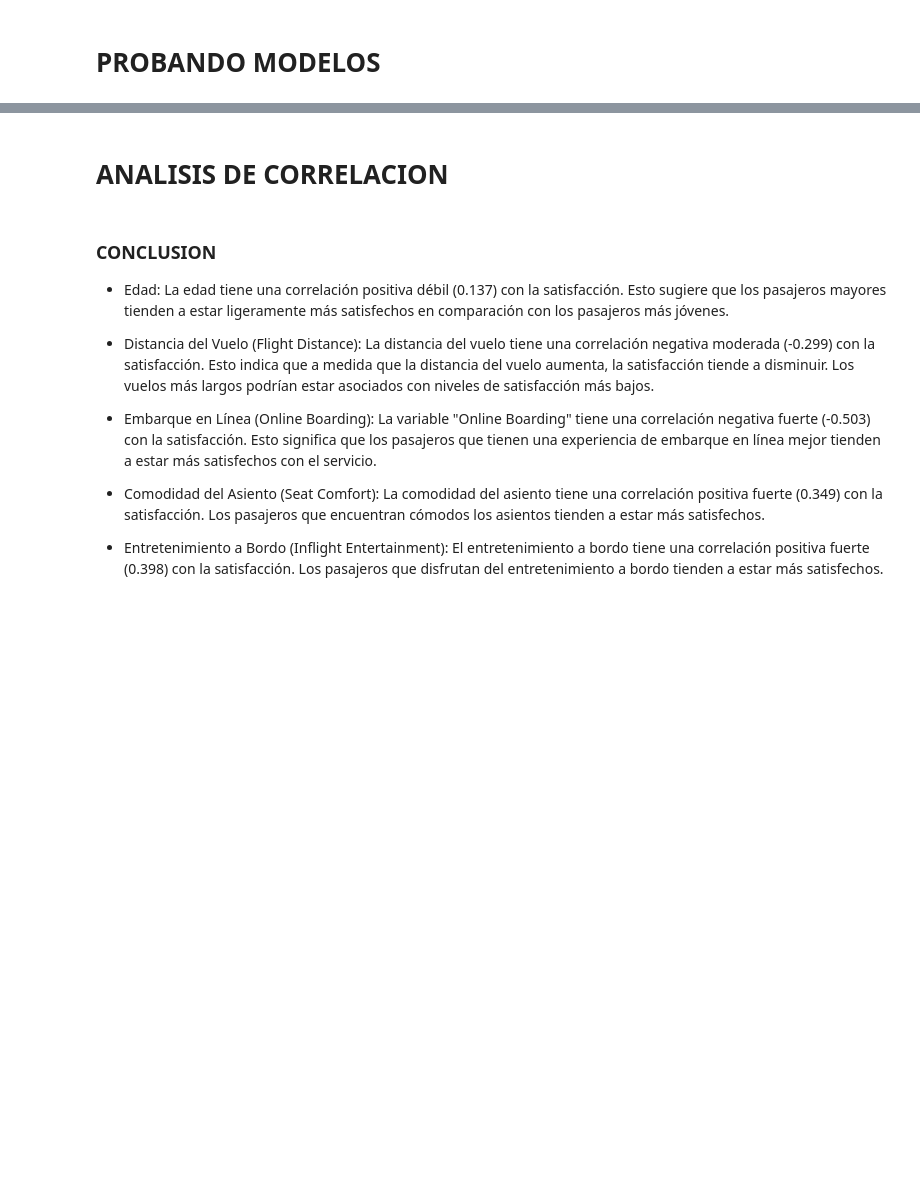
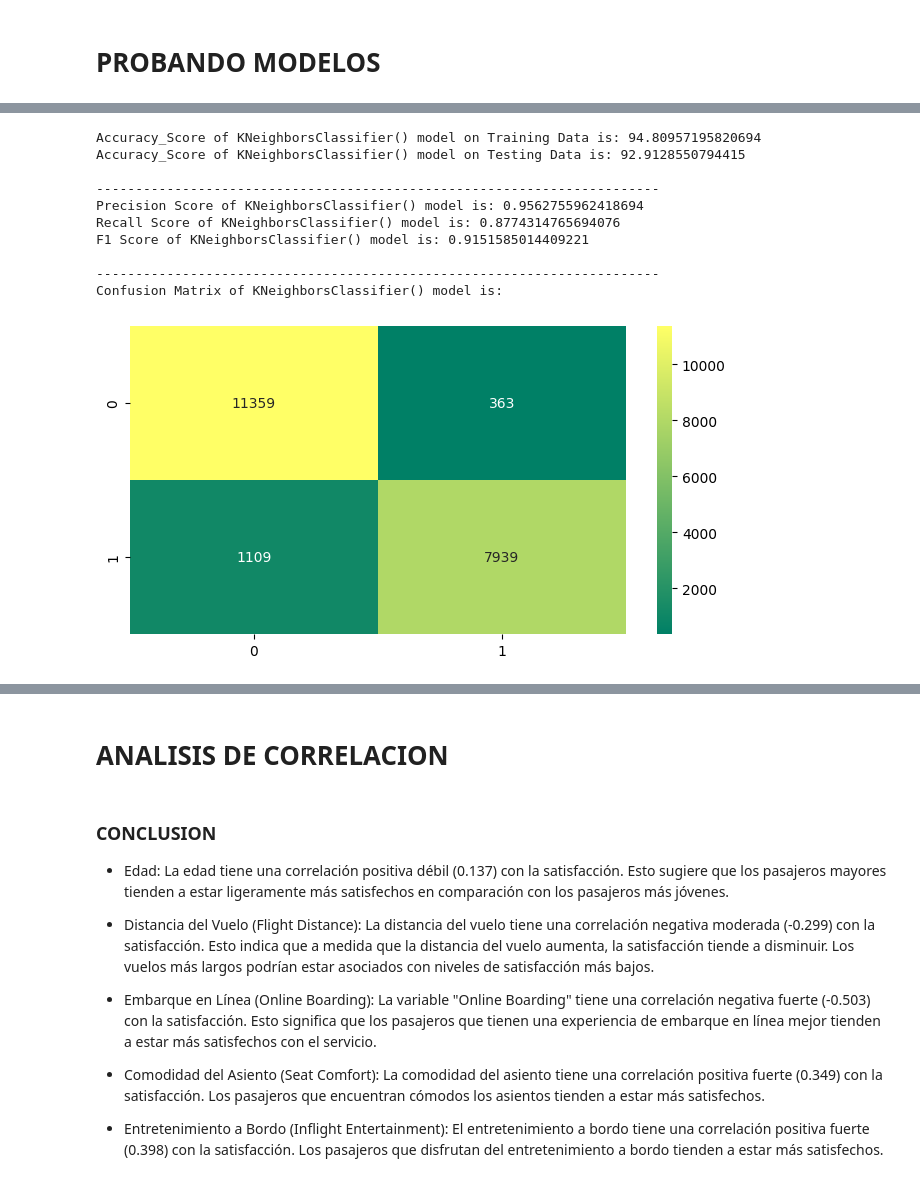
Before and after one commit to AI-School-F5-P2/F5_airlines, a Jupyter notebook: airline_main/main.ipynb, the cells around one changed output, grey strips where cells are left out. Drawn from its saved outputs; the diff is of its cells as text; code cells hidden in the pictures; blank space fills up the shorter version.

```diff
--- a/airline_main/main.ipynb
+++ b/airline_main/main.ipynb
@@ -709,0 +589,15 @@ Accuracy Difference between Training and Testing (OVERFITTING): 1.31%
+# %%
+# KNeighborsClassifier
+model_pred(KNeighborsClassifier())
+# %% [output]
+Accuracy_Score of KNeighborsClassifier() model on Training Data is: 94.80957195820694
+Accuracy_Score of KNeighborsClassifier() model on Testing Data is: 92.9128550794415
+
+------------------------------------------------------------------------
+Precision Score of KNeighborsClassifier() model is: 0.9562755962418694
+Recall Score of KNeighborsClassifier() model is: 0.8774314765694076
+F1 Score of KNeighborsClassifier() model is: 0.9151585014409221
+
+------------------------------------------------------------------------
+Confusion Matrix of KNeighborsClassifier() model is:
+[figure, added]
```
Also changed, not shown: parts of 38 cells of this notebook.
